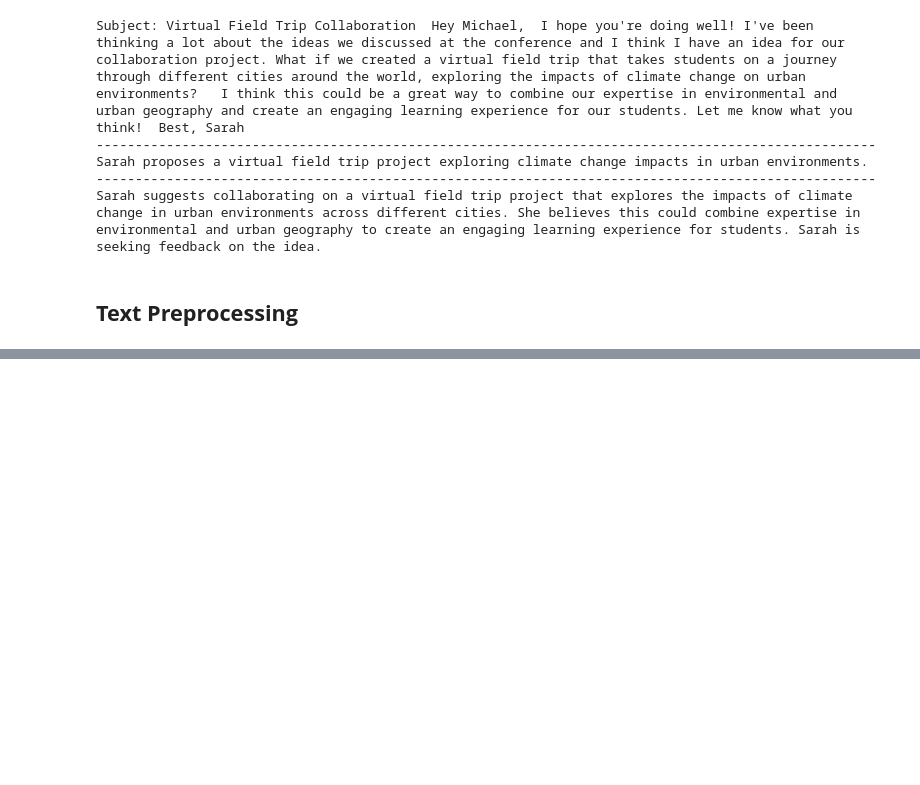
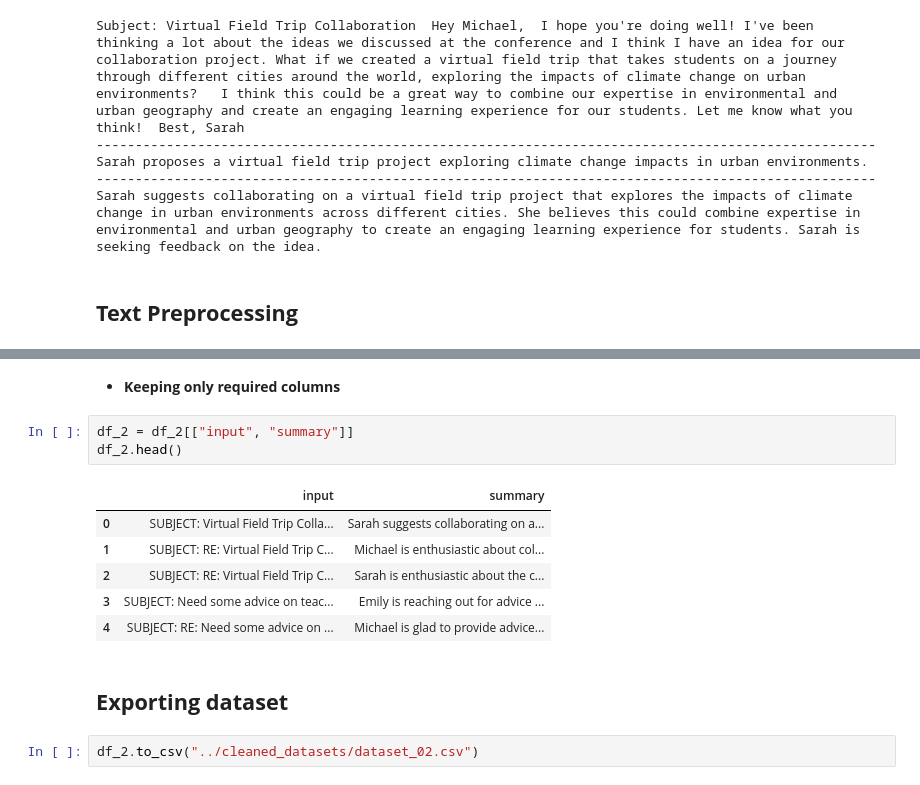
Before and after one commit to manjit-baishya-datascience/Email-Summarizer, a Jupyter notebook: research/notebooks/02_data_cleaning_and preprocessing.ipynb, the cells around one changed output, grey strips where cells are left out. Drawn from its saved outputs; the diff is of its cells as text; blank space fills up the shorter version.

Commit message:
completed preprocessing datasets

```diff
--- a/research/notebooks/02_data_cleaning_and preprocessing.ipynb
+++ b/research/notebooks/02_data_cleaning_and preprocessing.ipynb
@@ -549,0 +565,16 @@ wishes, Jonathan Rosenberg
+# %% [markdown]
+- **Keeping only required columns**
+# %%
+df_2 = df_2[["input", "summary"]]
+df_2.head()
+# %% [output]
+|  | input | summary |
+| 0 | SUBJECT: Virtual Field Trip Colla... | Sarah suggests collaborating on a... |
+| 1 | SUBJECT: RE: Virtual Field Trip C... | Michael is enthusiastic about col... |
+| 2 | SUBJECT: RE: Virtual Field Trip C... | Sarah is enthusiastic about the c... |
+| 3 | SUBJECT: Need some advice on teac... | Emily is reaching out for advice ... |
+| 4 | SUBJECT: RE: Need some advice on ... | Michael is glad to provide advice... |
+# %% [markdown]
+## **Exporting dataset**
+# %%
+df_2.to_csv("../cleaned_datasets/dataset_02.csv")
```
Also changed, not shown: parts of 2 cells of this notebook.
